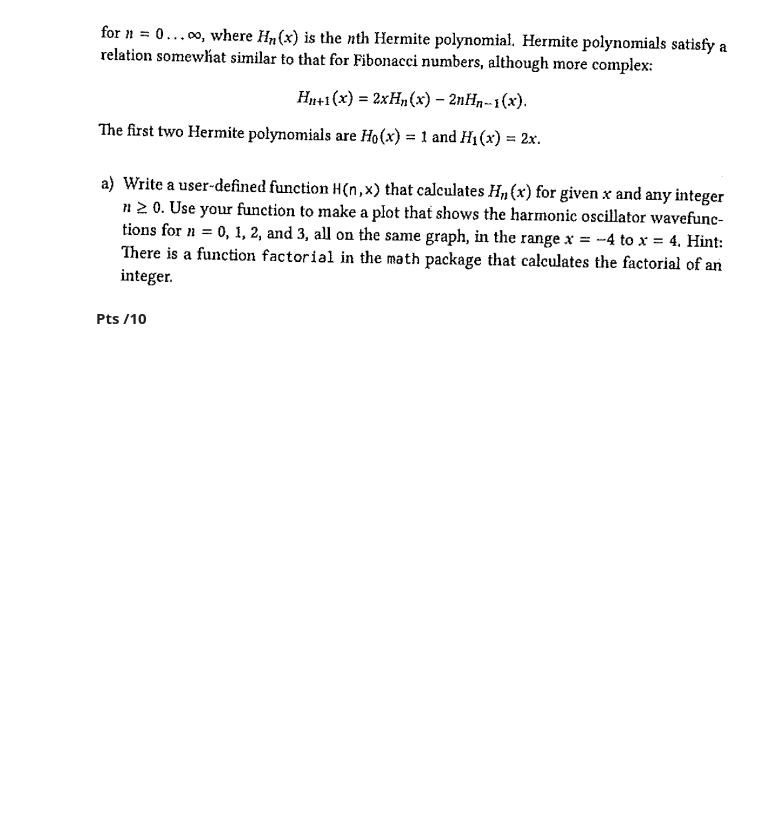
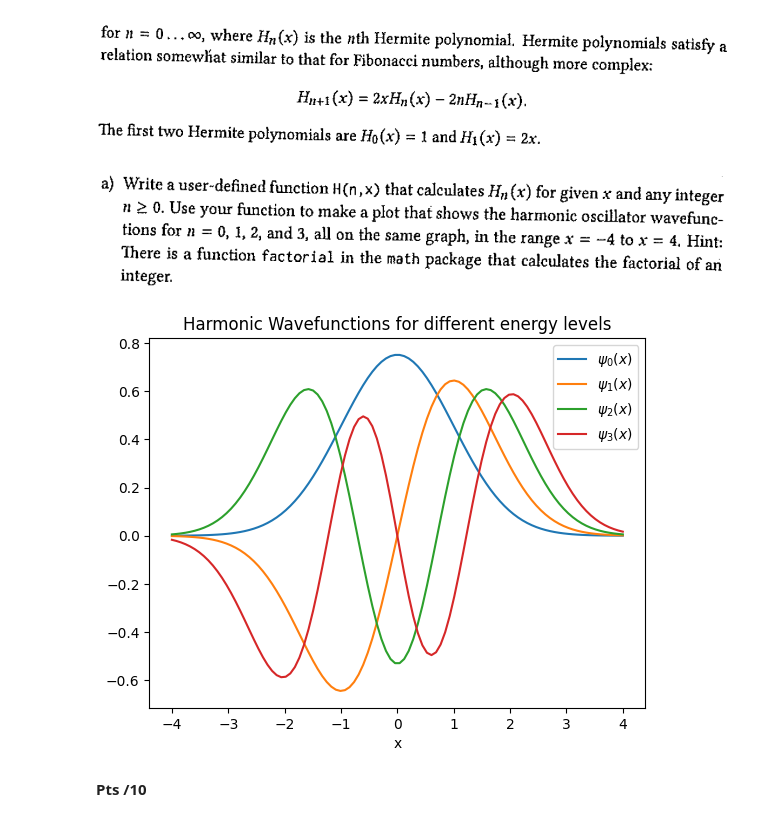
Before and after one commit to AcamaroCutcher/Computational-Physics, a Jupyter notebook: Homework/Homework4/hw4_notebook_2026.ipynb, the cells around one changed output. Saved outputs shown, nothing was run; the diff lists cells and outputs as text; code cells hidden in the pictures; blank space fills up the shorter version.

```diff
--- a/Homework/Homework4/hw4_notebook_2026.ipynb
+++ b/Homework/Homework4/hw4_notebook_2026.ipynb
@@ -186,3 +186,43 @@ display(Image("G:\\My Drive\\Classes\\Ph322\\2026\\Homework\\Figures\\ex5.13_par
+# %%
+# Enter Exercise 5.13a code
+import numpy as np
+import matplotlib.pyplot as plt
+from math import factorial
+
+def H(n, x):
+    if n == 0:
+        return 1
+    if n == 1:
+        return 2*x
+    else:
+        return 2*x*H(n-1,x)-2*(n-1)*H(n-2, x)
+
+def psi(n,x):
+    coefficient = 1 / np.sqrt(np.power(2,n) * factorial(n) * np.sqrt(np.pi))
+    exp_val = np.exp(-x**2/2)
+    hermite_val = H(n,x)
+    return coefficient * exp_val * hermite_val
+
+def display_h():
+    x_range = np.linspace(-4,4,100, endpoint=True)
+
+    psi0 = np.array([psi(0,x_step) for x_step in x_range])
+    psi1 = np.array([psi(1,x_step) for x_step in x_range])
+    psi2 = np.array([psi(2,x_step) for x_step in x_range])
+    psi3 = np.array([psi(3,x_step) for x_step in x_range])
+
+    plt.plot(x_range, psi0, label=r"$\psi_0(x)$")
+    plt.plot(x_range, psi1, label=r"$\psi_1(x)$")
+    plt.plot(x_range, psi2, label=r"$\psi_2(x)$")
+    plt.plot(x_range, psi3, label=r"$\psi_3(x)$")
+    plt.title("Harmonic Wavefunctions for different energy levels")
+    plt.xlabel("x")
+    plt.legend()
+    plt.show()
+
+display_h()
+# %% [output]
+[figure, added]
 # %% [markdown]
 **Pts /10**
 # %%
```
Also changed, not shown: parts of 8 cells of this notebook, 1 other file.
